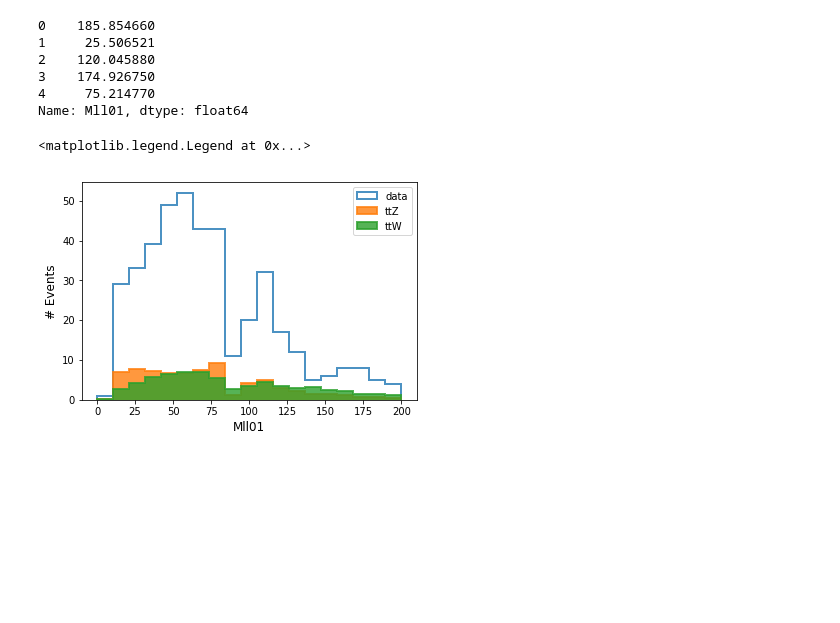
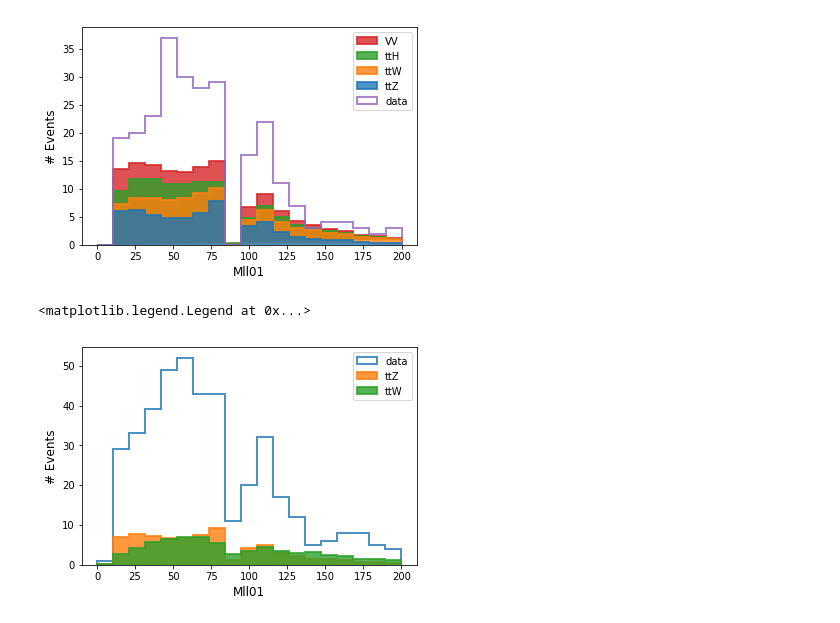
Before and after one commit to grevtsovkirill/trilep_res_anomaly_nn, a Jupyter notebook: display_effect.ipynb, the cells around one changed output. Cells and saved outputs as stored; diff of their text form; code cells hidden in the pictures; blank space fills up the shorter version.

```diff
--- a/display_effect.ipynb
+++ b/display_effect.ipynb
@@ -34,12 +51,20 @@ ttW['t_w']=wW
+# %%
+# (best_Z_Mll>0) && abs(lep_ID_0)==abs(lep_ID_1) )
+#apply additional selections
+def apply_3l_Zveto_SF_cuts(df):
+    df1=df.loc[abs(df.lep_ID_0)==abs(df.lep_ID_1)]
+    return df1
+# %%
+labels_list=['ttZ','ttW','ttH','VV']
+# %%
+bkg_set=mc_load(labels_list)
+# %%
+data_sel=apply_3l_Zveto_SF_cuts(data)
+bkg_set_sel=apply_3l_Zveto_SF_cuts(bkg_set)
 # %%
-ttW.Mll01.head()*0.001
+plot_stack_var(data_sel,bkg_set_sel,labels_list,'Mll01',0.001)
 # %% [output]
-0    185.854660
-1     25.506521
-2    120.045880
-3    174.926750
-4     75.214770
-Name: Mll01, dtype: float64
+[figure, added]
 # %%
 #hd_ttH.head()
 var='Mll01'
```
Also changed, not shown: parts of 19 cells of this notebook.
